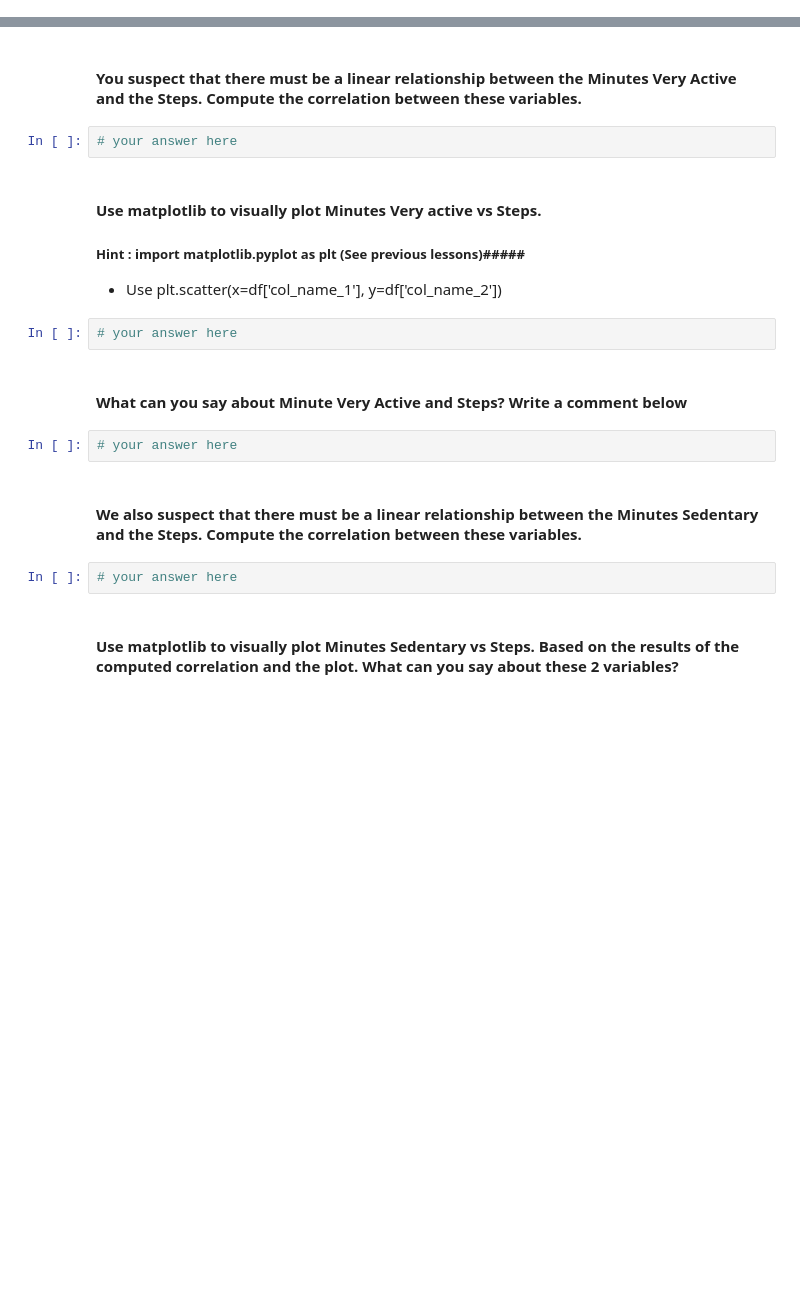
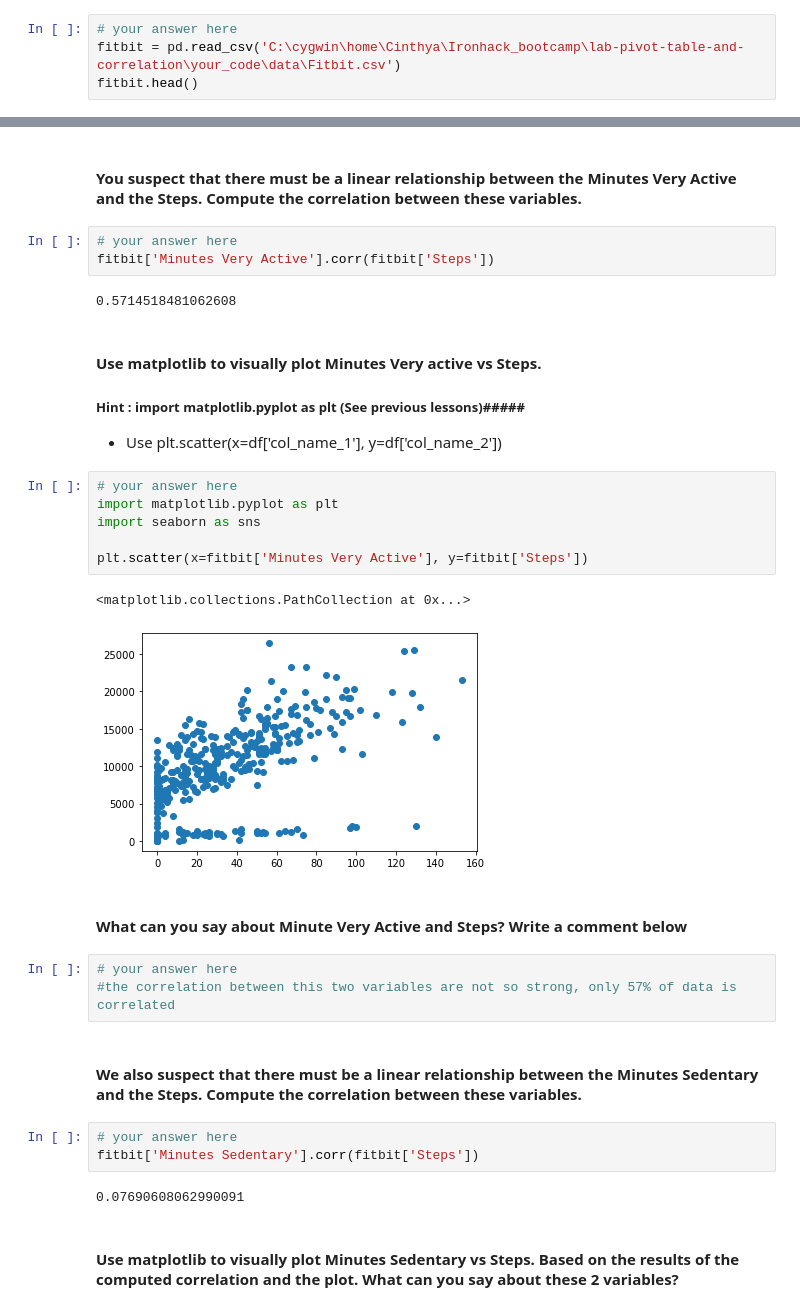
Before and after one commit to ta-data-lis/lab-pivot-table-and-correlation, a Jupyter notebook: your_code/main.ipynb, the cells around one changed output, grey strips where cells are left out. Drawn from its saved outputs; the diff is of its cells as text; blank space fills up the shorter version.

```diff
--- a/your_code/main.ipynb
+++ b/your_code/main.ipynb
@@ -170,0 +169,4 @@ Hint: Write a custom function.
+# %%
+# your answer here
+fitbit = pd.read_csv('C:\cygwin\home\Cinthya\Ironhack_bootcamp\lab-pivot-table-and-correlation\your_code\data\Fitbit.csv')
+fitbit.head()
@@ -179,21 +216,35 @@ Hint: Use Pandas functions from previous lectures.
 #### You suspect that there must be a linear relationship between the Minutes Very Active and the Steps. Compute the correlation between these variables.
 # %%
 # your answer here
+fitbit['Minutes Very Active'].corr(fitbit['Steps'])
+# %% [output]
+0.5714518481062608
 # %% [markdown]
 #### Use matplotlib to visually plot Minutes Very active vs Steps.
 
 ##### Hint : import matplotlib.pyplot as plt (See previous lessons)#####
 - Use plt.scatter(x=df['col_name_1'], y=df['col_name_2'])
-# %%
-# your answer here
+# %%
+# your answer here
+import matplotlib.pyplot as plt
+import seaborn as sns
+
+plt.scatter(x=fitbit['Minutes Very Active'], y=fitbit['Steps'])
+# %% [output]
+<matplotlib.collections.PathCollection at 0x...>
+[figure, added]
 # %% [markdown]
 #### What can you say about Minute Very Active and Steps? Write a comment below
-# %%
-# your answer here
+# %%
+# your answer here
+#the correlation between this two variables are not so strong, only 57% of data is correlated
 # %% [markdown]
 #### We also suspect that there must be a linear relationship between the Minutes Sedentary and the Steps. Compute the correlation between these variables.
 # %%
 # your answer here
+fitbit['Minutes Sedentary'].corr(fitbit['Steps'])
+# %% [output]
+0.07690608062990091
 # %% [markdown]
 #### Use matplotlib to visually plot Minutes Sedentary vs Steps. Based on the results of the computed correlation and the plot. What can you say about these 2 variables?
 # %%
```
Also changed, not shown: parts of 11 cells of this notebook.
